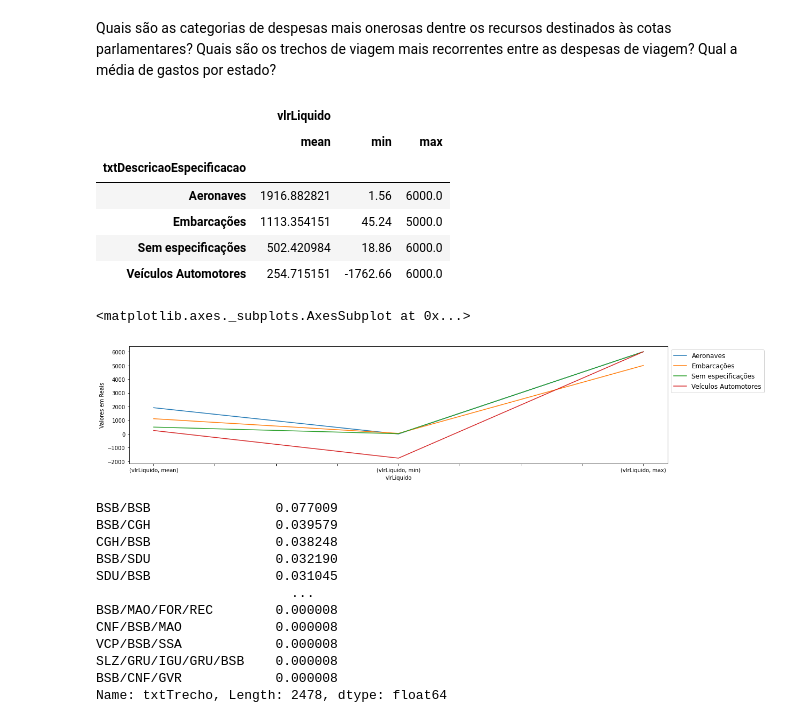
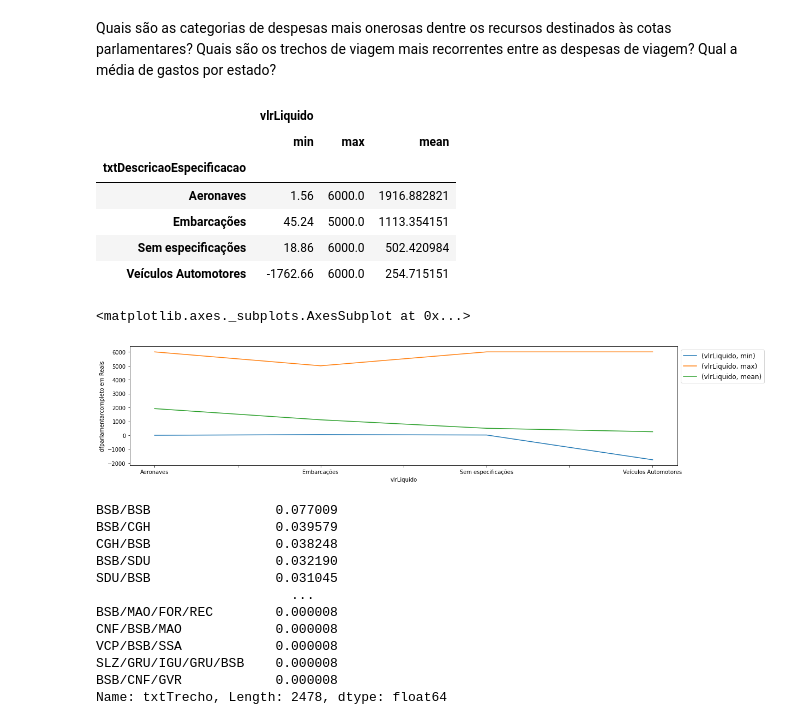
Before and after one commit to Reinaldos/Reinaldos, a Jupyter notebook: Projeto_5.ipynb, the cells around one changed output. Saved outputs shown, nothing was run; the diff lists cells and outputs as text; code cells hidden in the pictures.

```diff
--- a/Projeto_5.ipynb
+++ b/Projeto_5.ipynb
@@ -365,4 +281,4 @@ dfparlamentarcompleto1.drop(['ideCadastro', 'nuCarteiraParlamentar',
        'numRessarcimento','nuDeputadoId', 'ideDocumento',
        'urlDocumento'],axis='columns', inplace = True)
 # %%
-dfparlamentarcompleto = dfparlamentarcompleto1
+dfparlamentarcompleto = dfparlamentarcompleto2
@@ -390,0 +305,3 @@ memory usage: 67.8+ MB
+# %%
+# Convertendo a coluna "datEmissao" do tipo 'Object' para o tipo 'Datetime'
+dfparlamentarcompleto['datEmissao'] = pd.to_datetime(dfparlamentarcompleto['datEmissao'], format = '%Y/%m/%d')
@@ -391,3 +371,19 @@ memory usage: 67.8+ MB
+# %%
+dfparlamentarcompleto['sgPartido'] = np.where(dfparlamentarcompleto['txNomeParlamentar'] == "LIDERANÇA DO PSL", 'PSL', dfparlamentarcompleto.sgPartido)
+dfparlamentarcompleto['sgPartido'] = np.where(dfparlamentarcompleto['txNomeParlamentar'] == "LIDERANÇA DO PT", 'PT', dfparlamentarcompleto.sgPartido)
+dfparlamentarcompleto['sgPartido'] = np.where(dfparlamentarcompleto['txNomeParlamentar'] == "LIDERANÇA DO PTB", 'PTB', dfparlamentarcompleto.sgPartido)
+dfparlamentarcompleto['sgPartido'] = np.where(dfparlamentarcompleto['txNomeParlamentar'] == "LIDERANÇA DO PSDB", 'PSDB', dfparlamentarcompleto.sgPartido)
+dfparlamentarcompleto['sgPartido'] = np.where(dfparlamentarcompleto['txNomeParlamentar'] == "LIDERANÇA DO PODEMOS", 'PODEMOS', dfparlamentarcompleto.sgPartido)
+dfparlamentarcompleto['sgPartido'] = np.where(dfparlamentarcompleto['txNomeParlamentar'] == "LIDERANÇA DO SOLIDARIEDADE", 'SOLIDARIEDADE', dfparlamentarcompleto.sgPartido)
+dfparlamentarcompleto['sgPartido'] = np.where(dfparlamentarcompleto['txNomeParlamentar'] == "LIDERANÇA DO PSD", 'PSD', dfparlamentarcompleto.sgPartido)
+dfparlamentarcompleto['sgPartido'] = np.where(dfparlamentarcompleto['txNomeParlamentar'] == "LIDERANÇA DO NOVO", 'NOVO', dfparlamentarcompleto.sgPartido)
+dfparlamentarcompleto['sgPartido'] = np.where(dfparlamentarcompleto['txNomeParlamentar'] == "LIDERANÇA DO DEMOCRATAS", 'DEMOCRATAS', dfparlamentarcompleto.sgPartido)
+dfparlamentarcompleto['sgPartido'] = np.where(dfparlamentarcompleto['txNomeParlamentar'] == "LIDERANÇA DO CIDADANIA", 'CIDADANIA', dfparlamentarcompleto.sgPartido)
+dfparlamentarcompleto['sgPartido'] = np.where(dfparlamentarcompleto['txNomeParlamentar'] == "LIDERANÇA DO AVANTE", 'AVANTE', dfparlamentarcompleto.sgPartido)
+dfparlamentarcompleto['sgPartido'] = np.where(dfparlamentarcompleto['txNomeParlamentar'] == "LIDERANÇA DO PDT", 'PDT', dfparlamentarcompleto.sgPartido)
+dfparlamentarcompleto['sgPartido'] = np.where(dfparlamentarcompleto['txNomeParlamentar'] == "LIDERANÇA DO PSOL", 'PSOL', dfparlamentarcompleto.sgPartido)
+dfparlamentarcompleto['sgPartido'] = np.where(dfparlamentarcompleto['txNomeParlamentar'] == "LIDERANÇA DO PROGRESSISTAS", 'PROGRESSISTAS', dfparlamentarcompleto.sgPartido)
+dfparlamentarcompleto['sgPartido'] = np.where(dfparlamentarcompleto['txNomeParlamentar'] == "LIDERANÇA DO PARTIDO REPUBLICANO DA ORDEM SOCIAL", 'SOCIAL', dfparlamentarcompleto.sgPartido)
 # %%
 dfparlamentarcompleto
 # %% [output]
@@ -539,23 +591,23 @@ Quais são as categorias de despesas mais onerosas dentre os recursos destinados
 Quais são os trechos de viagem mais recorrentes entre as despesas de viagem?
 Qual a média de gastos por estado?
 # %%
-Maisonerosas = dfparlamentarcompleto.groupby('txtDescricaoEspecificacao').agg({'vlrLiquido': ['mean', 'min', 'max']}).copy()
+Maisonerosas = dfparlamentarcompleto.groupby('txtDescricaoEspecificacao').agg({'vlrLiquido': ['min','max','mean']}).copy()
 Maisonerosas
 # %% [output]
 |  | vlrLiquido |  |  |
-|  | mean | min | max |
+|  | min | max | mean |
 | txtDescricaoEspecificacao |  |  |  |
-| Aeronaves | 1916.882821 | 1.56 | 6000.0 |
-| Embarcações | 1113.354151 | 45.24 | 5000.0 |
-| Sem especificações | 502.420984 | 18.86 | 6000.0 |
-| Veículos Automotores | 254.715151 | -1762.66 | 6000.0 |
+| Aeronaves | 1.56 | 6000.0 | 1916.882821 |
+| Embarcações | 45.24 | 5000.0 | 1113.354151 |
+| Sem especificações | 18.86 | 6000.0 | 502.420984 |
+| Veículos Automotores | -1762.66 | 6000.0 | 254.715151 |
 # %%
-grafico_comparação = Maisonerosas.T.plot.line(ylabel = 'Valores em Reais',xlabel = 'vlrLiquido',figsize =(18,4), fontsize = 10)
+grafico_comparação = Maisonerosas.plot.line(ylabel = 'dfparlamentarcompleto em Reais',xlabel = 'vlrLiquido',figsize =(18,4), fontsize = 10)
 plt.legend(fontsize = 12,loc = 0, bbox_to_anchor = (1,1))
 grafico_comparação
 # %% [output]
 <matplotlib.axes._subplots.AxesSubplot at 0x...>
-[figure, old version]
+[figure, new version]
 # %%
 trechosrecorrentes = dfparlamentarcompleto['txtTrecho'].value_counts('max')
 trechosrecorrentes
```
Also changed, not shown: parts of 103 cells of this notebook.
